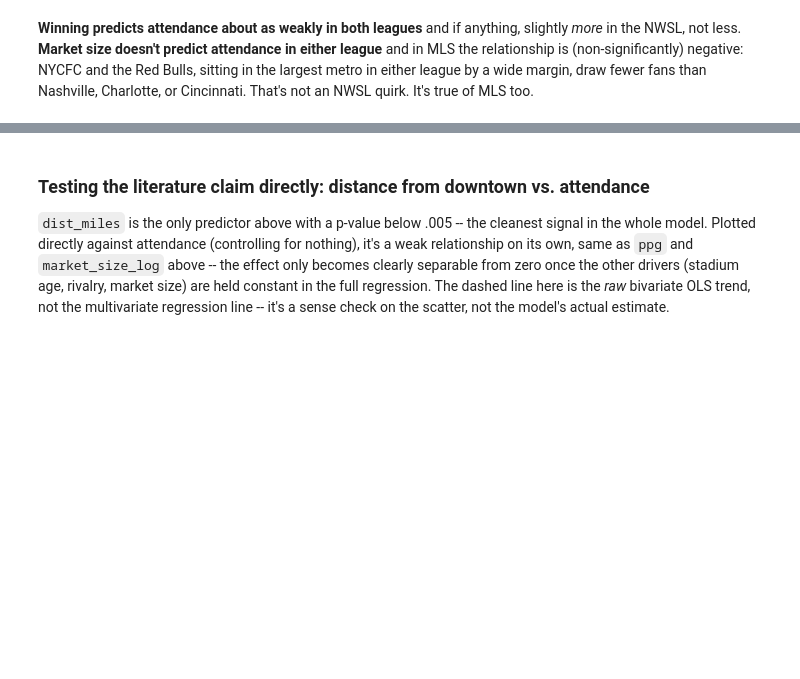
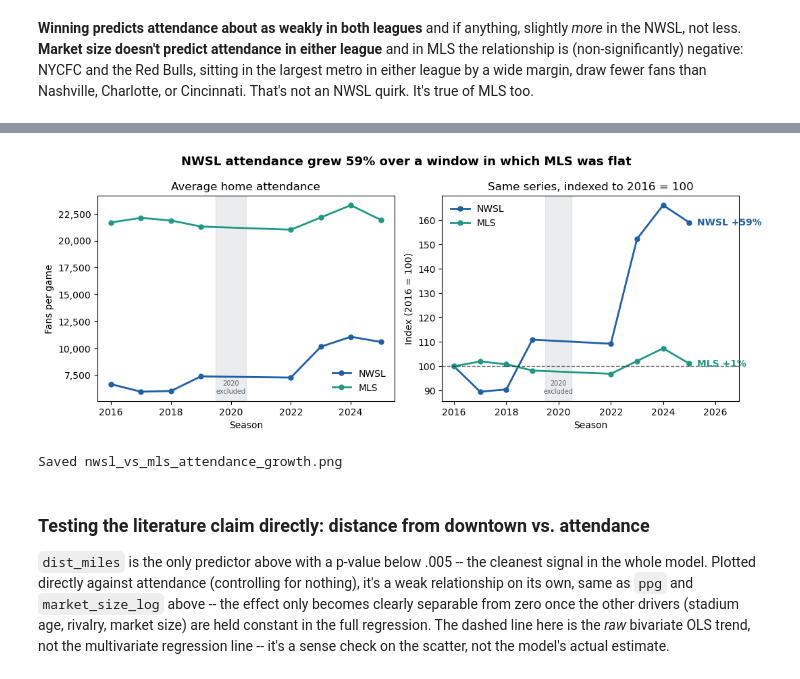
Before and after one commit to isabelpt/nwsl-growth-analysis, a Jupyter notebook: code/03_stadiums_analyze.ipynb, the cells around one changed output, grey strips where cells are left out. Drawn from its saved outputs; the diff is of its cells as text; code cells hidden in the pictures; blank space fills up the shorter version.

```diff
--- a/code/03_stadiums_analyze.ipynb
+++ b/code/03_stadiums_analyze.ipynb
@@ -1360,3 +1549,60 @@ plt.tight_layout()
+# %%
+# ---------------------------------------------------------------------------
+# The paper's central descriptive claim in one chart. Left panel: raw average
+# attendance, which shows the two leagues are an order of magnitude apart in level.
+# Right panel: the same series indexed to 2016 = 100, which is the only way to
+# compare *growth* between leagues that far apart in level.
+# ---------------------------------------------------------------------------
+nwsl_by_season = game_df.groupby("season_name")["attendance"].mean()
+mls_by_season = mls_game_df.groupby("season_name")["attendance"].mean()
+
+LEAGUE_COLORS = {"NWSL": "#1F5FA8", "MLS": "#1F9985"}
+
+fig, axes = plt.subplots(1, 2, figsize=(11, 4.3))
+
+for label, series in [("NWSL", nwsl_by_season), ("MLS", mls_by_season)]:
+    axes[0].plot(series.index, series.values, marker="o", markersize=5,
+                 linewidth=2, color=LEAGUE_COLORS[label], label=label)
+    indexed = series / series.loc[2016] * 100
+    axes[1].plot(indexed.index, indexed.values, marker="o", markersize=5,
+                 linewidth=2, color=LEAGUE_COLORS[label], label=label)
+
+axes[0].set_title("Average home attendance")
+axes[0].set_ylabel("Fans per game")
+axes[0].yaxis.set_major_formatter(plt.FuncFormatter(lambda v, _: f"{v:,.0f}"))
+
+axes[1].axhline(100, linestyle="--", color="black", linewidth=1, alpha=0.6)
+axes[1].set_title("Same series, indexed to 2016 = 100")
+axes[1].set_ylabel("Index (2016 = 100)")
+# Labels sit to the RIGHT of each line's final point, with the x-axis extended to make
+# room -- placing them above/below the endpoint collided with the 2024 peak.
+for label, series in [("NWSL", nwsl_by_season), ("MLS", mls_by_season)]:
+    end = series.loc[2025] / series.loc[2016] * 100
+    axes[1].annotate(f"{label} {end - 100:+.0f}%", xy=(2025, end),
+                     xytext=(8, 0), textcoords="offset points", ha="left", va="center",
+                     fontsize=10, color=LEAGUE_COLORS[label], fontweight="bold")
+axes[1].set_xlim(right=2026.9)
+
+for ax in axes:
+    ax.set_xlabel("Season")
+    ax.legend(frameon=False)
+    # 2020 is absent from the panel (COVID), so mark the gap rather than let the line
+    # imply a continuous series across it
+    ax.axvspan(2019.5, 2020.5, color="#B0B7BF", alpha=0.25, zorder=0)
+    ax.annotate("2020\nexcluded", xy=(2020, ax.get_ylim()[0]), xytext=(0, 8),
+                textcoords="offset points", ha="center", fontsize=7, color="#5a6470")
+
+fig.suptitle("NWSL attendance grew 59% over a window in which MLS was flat",
+             fontsize=13, fontweight="bold")
+plt.tight_layout()
+plt.savefig(os.path.join(OUTPUT_DIR, "nwsl_vs_mls_attendance_growth.png"), dpi=200)
+plt.savefig(os.path.join(SITE_FIGURES_DIR, "nwsl-vs-mls-growth.png"), dpi=200)
+plt.show()
+plt.close(fig)
+print("Saved nwsl_vs_mls_attendance_growth.png")
+# %% [output]
+[figure, added]
+Saved nwsl_vs_mls_attendance_growth.png
 # %% [markdown]
 ### Testing the literature claim directly: distance from downtown vs. attendance
 
```
Also changed, not shown: parts of 26 cells of this notebook, 39 other files.
